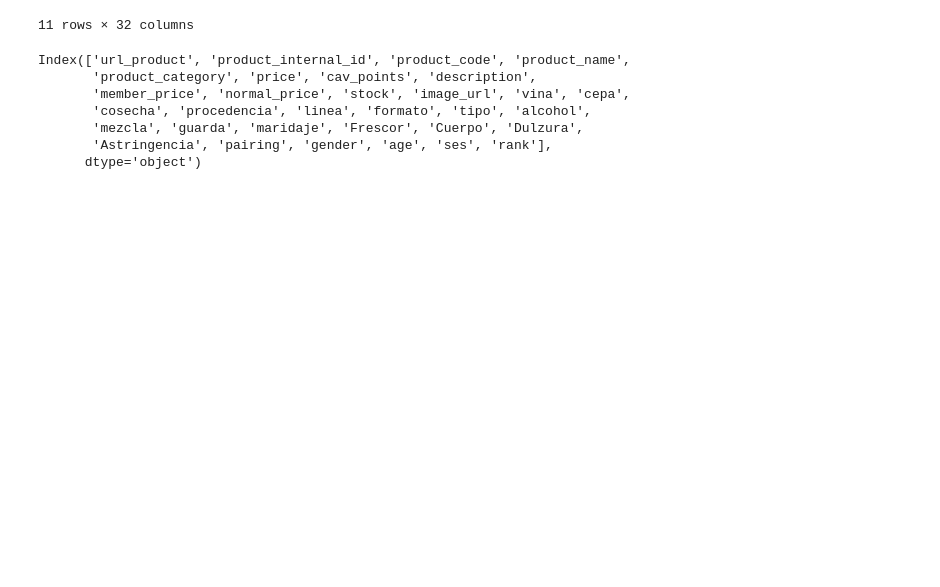
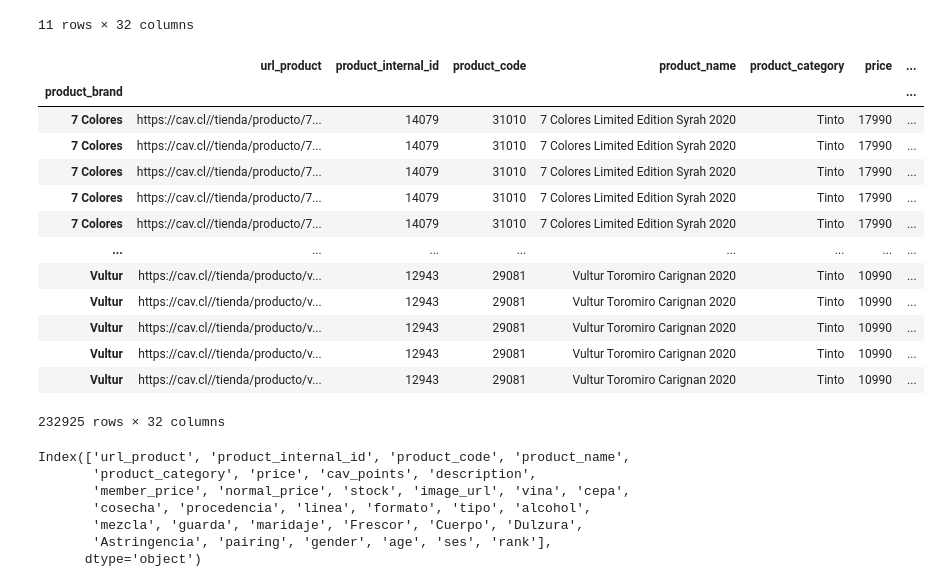
Before and after one commit to fevc08/final_project_4geek, a Jupyter notebook: src/alterno.ipynb, the cells around one changed output. Cells and saved outputs as stored; diff of their text form; code cells hidden in the pictures; blank space fills up the shorter version.

```diff
--- a/src/alterno.ipynb
+++ b/src/alterno.ipynb
@@ -553,5 +590,5 @@ wine_store_df
 # %%
-wine_products_df = wine_store_df.set_index("product_brand").join(ranking_df.set_index("brand"))
+wine_products_df = wine_store_df.set_index("product_brand").join(ranking_df.set_index("brand"), how='left')
 wine_products_df
 # %% [output]
 |  | url_product | product_internal_id | product_code | product_name | product_category | price | ... |
@@ -604,6 +641,23 @@ wine_products_df.describe(include="all")
 | 75% | NaN | NaN | NaN | NaN | NaN | NaN | NaN | ... |
 | max | NaN | NaN | NaN | NaN | NaN | NaN | NaN | ... |
 11 rows × 32 columns
+# %%
+wine_products_df.dropna()
+# %% [output]
+|  | url_product | product_internal_id | product_code | product_name | product_category | price | ... |
+| product_brand |  |  |  |  |  |  | ... |
+| 7 Colores | https://cav.cl//tienda/producto/7... | 14079 | 31010 | 7 Colores Limited Edition Syrah 2020 | Tinto | 17990 | ... |
+| 7 Colores | https://cav.cl//tienda/producto/7... | 14079 | 31010 | 7 Colores Limited Edition Syrah 2020 | Tinto | 17990 | ... |
+| 7 Colores | https://cav.cl//tienda/producto/7... | 14079 | 31010 | 7 Colores Limited Edition Syrah 2020 | Tinto | 17990 | ... |
+| 7 Colores | https://cav.cl//tienda/producto/7... | 14079 | 31010 | 7 Colores Limited Edition Syrah 2020 | Tinto | 17990 | ... |
+| 7 Colores | https://cav.cl//tienda/producto/7... | 14079 | 31010 | 7 Colores Limited Edition Syrah 2020 | Tinto | 17990 | ... |
+| ... | ... | ... | ... | ... | ... | ... | ... |
+| Vultur | https://cav.cl//tienda/producto/v... | 12943 | 29081 | Vultur Toromiro Carignan 2020 | Tinto | 10990 | ... |
+| Vultur | https://cav.cl//tienda/producto/v... | 12943 | 29081 | Vultur Toromiro Carignan 2020 | Tinto | 10990 | ... |
+| Vultur | https://cav.cl//tienda/producto/v... | 12943 | 29081 | Vultur Toromiro Carignan 2020 | Tinto | 10990 | ... |
+| Vultur | https://cav.cl//tienda/producto/v... | 12943 | 29081 | Vultur Toromiro Carignan 2020 | Tinto | 10990 | ... |
+| Vultur | https://cav.cl//tienda/producto/v... | 12943 | 29081 | Vultur Toromiro Carignan 2020 | Tinto | 10990 | ... |
+232925 rows × 32 columns
 # %%
 wine_products_df.columns
 # %% [output]
```
Also changed, not shown: parts of 5 cells of this notebook, 1 other file.
